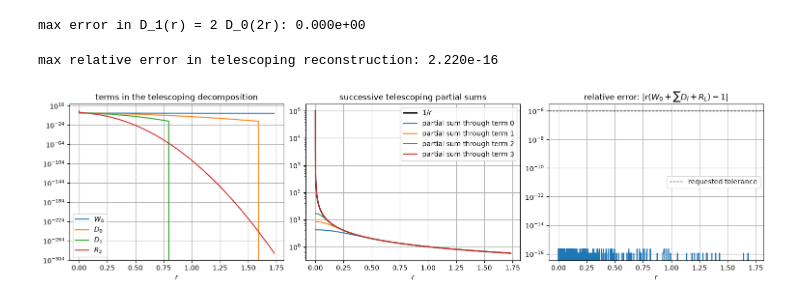
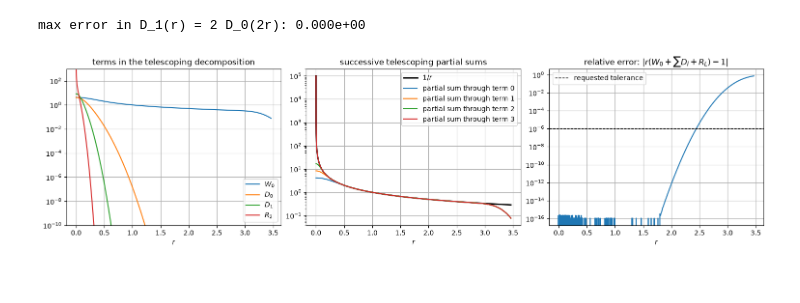
Before and after one commit to inducer/fast-alg-ie-notes, a Jupyter notebook: demos/near_and_far/Dual-Space Methods.ipynb, the cells around one changed output. Drawn from its saved outputs; the diff is of its cells as text; code cells hidden in the pictures.

```diff
--- a/demos/near_and_far/Dual-Space Methods.ipynb
+++ b/demos/near_and_far/Dual-Space Methods.ipynb
@@ -246,22 +246,20 @@ kernels are smooth and increasingly local, while the last residual is the
 only singular term.
 # %%
 def mollified(r: np.ndarray, sigma: float) -> np.ndarray:
-    """M_sigma(r) = erf(r / sigma) / r, including its value at r=0."""
     value = erf(r / sigma) / r
     return _at_zero(r, 2.0 / (np.sqrt(np.pi) * sigma), value)
 
 
 def difference_kernel(r: np.ndarray, sigma_coarse: float,
                       sigma_fine: float) -> np.ndarray:
-    """D_l = M_{l+1} - M_l, including its removable value at r=0."""
-    value = (erf(r / sigma_fine) - erf(r / sigma_coarse)) / r
-    limit = 2.0 / np.sqrt(np.pi) * (1.0 / sigma_fine - 1.0 / sigma_coarse)
-    return _at_zero(r, limit, value)
+    return mollified(r, sigma_fine) - mollified(r, sigma_coarse)
+    # value = (erf(r / sigma_fine) - erf(r / sigma_coarse)) / r
+    # limit = 2.0 / np.sqrt(np.pi) * (1.0 / sigma_fine - 1.0 / sigma_coarse)
+    # return _at_zero(r, limit, value)
 
 
 def difference_kernel_hat(k_mag: np.ndarray, sigma_coarse: float,
                           sigma_fine: float) -> np.ndarray:
-    """Fourier transform of D_l (equation (44) in the paper)."""
     value = (4.0 * np.pi
              * (np.exp(-(sigma_fine * k_mag) ** 2 / 4.0)
                 - np.exp(-(sigma_coarse * k_mag) ** 2 / 4.0))
@@ -280,7 +278,7 @@ box_sizes = 2.0**-np.arange(nlevels + 1)
 window_buffer = 6.0
 
 # Do not include r=0 here: the final residual is singular there.
-r = np.geomspace(1.0e-5, BOX_DIAMETER, 2000)
+r = np.geomspace(1.0e-5, 2*BOX_DIAMETER, 2000)
 k = np.linspace(0.0, 120.0, 2000)
 
 w0 = windowed(r, sigma=sigmas[0], b=window_buffer)
@@ -295,10 +293,12 @@ fig, axes = plt.subplots(nlevels + 2, 2, figsize=(12, 3.1 * (nlevels + 2)),
                          constrained_layout=True)
 
 axes[0, 0].semilogy(r, 1.0 / r, label=r"$1/r$")
+axes[0, 1].set_ylim(1e-15, 1e3)
 axes[0, 0].set_title("original kernel")
 axes[0, 1].semilogy(r, residual, label=rf"$R_{nlevels}(r)$")
 axes[0, 1].axvline(box_sizes[-1], color="k", ls="--", lw=1,
                    label=rf"$r_{nlevels}$")
+axes[0, 1].set_ylim(bottom=1e-15)
 axes[0, 1].set_title("finest residual kernel")
 
 axes[1, 0].semilogy(r, m0, label=r"$M_0(r)$")
@@ -306,6 +306,7 @@ axes[1, 0].semilogy(r, w0, "--", label=r"$W_0(r)$ (windowed)")
 axes[1, 0].set_title("coarsest smooth kernel")
 axes[1, 1].semilogy(k, windowed_hat(
     k, sigma=sigmas[0], c_tilde=BOX_DIAMETER + window_buffer * sigmas[0]))
+axes[1, 1].set_ylim(bottom=1e-15)
 axes[1, 1].set_title(r"$\widehat{W}_0(k)$")
 
 for level, (sigma_coarse, sigma_fine, box_size, kernel) in enumerate(
@@ -316,6 +317,7 @@ for level, (sigma_coarse, sigma_fine, box_size, kernel) in enumerate(
                          label=rf"$r_{level}$")
     axes[row, 0].set_title(rf"difference kernel $D_{level}$")
     axes[row, 1].semilogy(k, difference_kernel_hat(k, sigma_coarse, sigma_fine))
+    axes[row, 1].set_ylim(bottom=1e-15)
     axes[row, 1].set_title(rf"$\widehat{{D}}_{level}(k)$")
 
 for ax in axes.flat:
@@ -335,11 +337,3 @@ scale_check = np.max(np.abs(
 print(f"max error in D_1(r) = 2 D_0(2r): {scale_check:.3e}")
 # %% [output]
 max error in D_1(r) = 2 D_0(2r): 0.000e+00
-# %%
-components = [w0, *difference_kernels, residual]
-partial_sums = np.cumsum(components, axis=0)
-reconstruction = partial_sums[-1]
-relative_error = np.abs(r * reconstruction - 1.0)
-print(f"max relative error in telescoping reconstruction: {relative_error.max():.3e}")
-# %% [output]
-max relative error in telescoping reconstruction: 2.220e-16
@@ -346,28 +345,29 @@ max relative error in telescoping reconstruction: 2.220e-16
 # %%
 fig, axes = plt.subplots(1, 3, figsize=(15, 4), constrained_layout=True)
 for name, component in zip(
         [r"$W_0$", *[rf"$D_{level}$" for level in range(nlevels)],
          rf"$R_{nlevels}$"], components):
     axes[0].semilogy(r, component, label=name)
 axes[0].set_title("terms in the telescoping decomposition")
 axes[0].set_xlabel(r"$r$")
+axes[0].set_ylim(1e-10, 1e3)
 axes[0].legend()
 
 axes[1].semilogy(r, 1.0 / r, "k", lw=2, label=r"$1/r$")
 for level, partial_sum in enumerate(partial_sums):
     axes[1].semilogy(r, partial_sum, label=rf"partial sum through term {level}")
 axes[1].set_title("successive telescoping partial sums")
 axes[1].set_xlabel(r"$r$")
 axes[1].legend()
 
 axes[2].semilogy(r, relative_error)
 axes[2].axhline(tolerance, color="k", ls="--", lw=1,
                 label="requested tolerance")
 axes[2].set_title(r"relative error: $|r(W_0 + \sum D_l + R_L)-1|$")
 axes[2].set_xlabel(r"$r$")
 axes[2].legend()
 
 for ax in axes:
     ax.grid()
 # %% [output]
-[figure, old version]
+[figure, new version]
```
Also changed, not shown: parts of 7 cells of this notebook, 1 other file.
